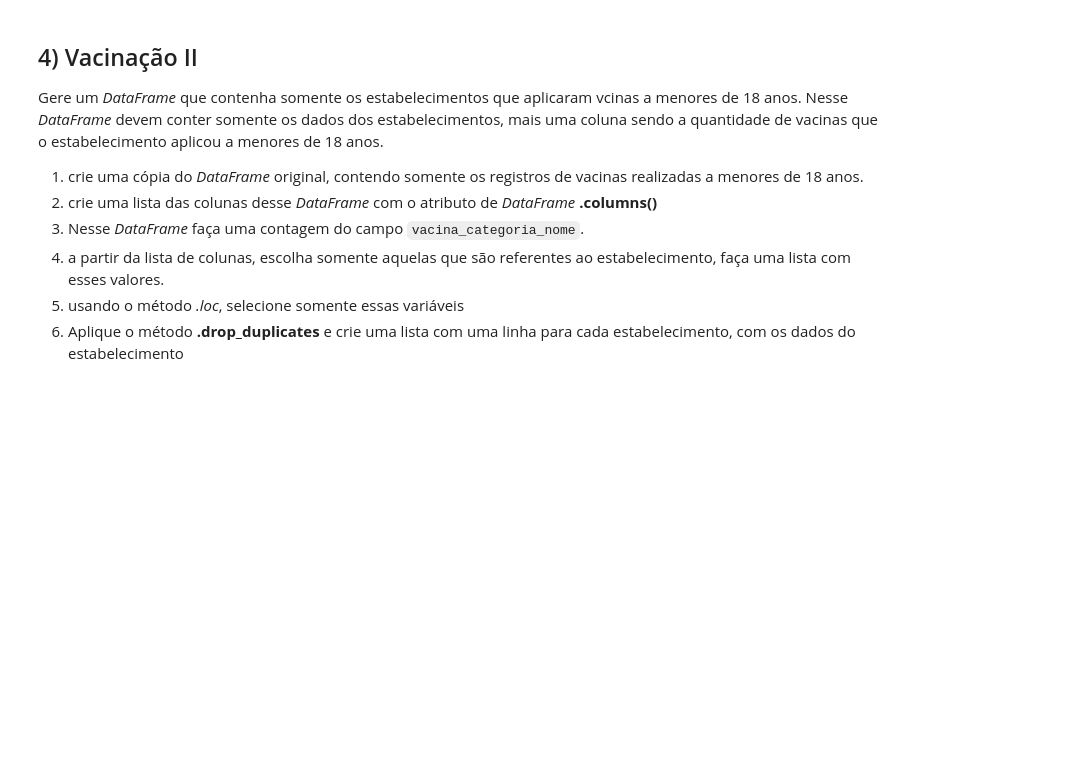
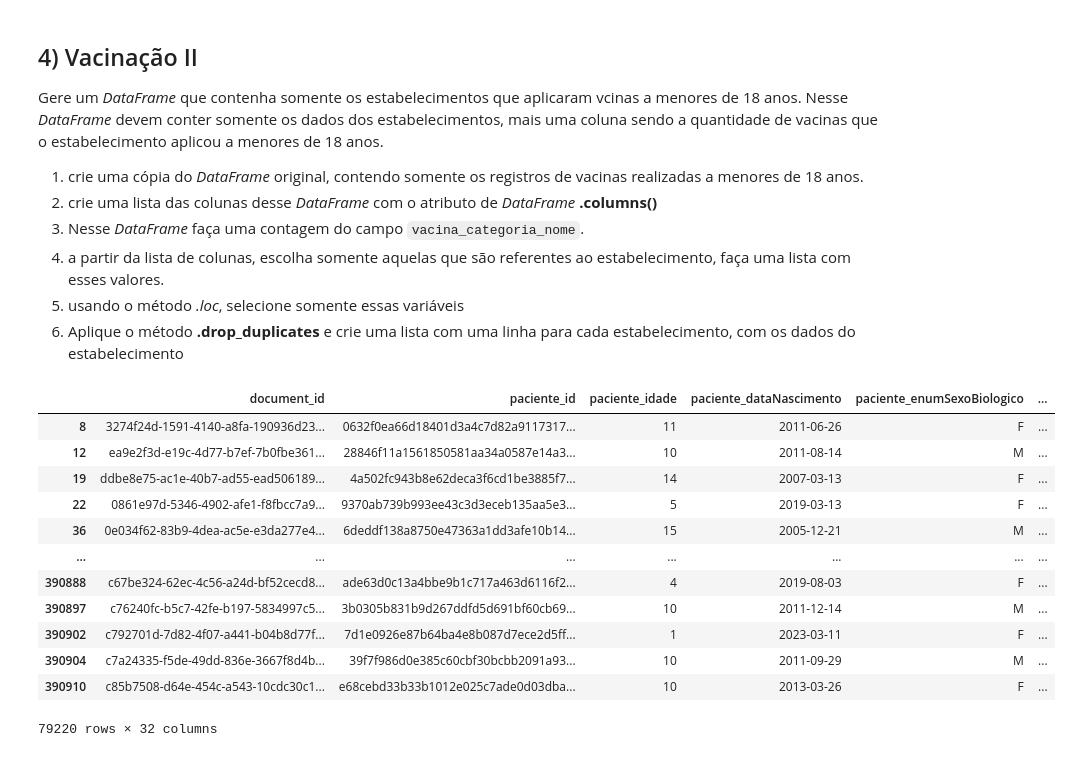
Before and after one commit to marceloamks/ciencias_de_dados, a Jupyter notebook: Mod04_Tarefa_aula_03_a_05_(base) (1).ipynb, the cells around one changed output. Saved outputs shown, nothing was run; the diff lists cells and outputs as text; code cells hidden in the pictures; blank space fills up the shorter version.

````diff
--- a/Mod04_Tarefa_aula_03_a_05_(base) (1).ipynb
+++ b/Mod04_Tarefa_aula_03_a_05_(base) (1).ipynb
@@ -156,4 +165,4 @@ Vamos trabalhar agora com a base de vacinações no Acre. Para facilitar a sua v
 
 **OBS2:** Para saber qual é o seu working directory, rode no jupyter: ```!pwd```.
 # %%
-arquivo = 'https://s3.sa-east-1.amazonaws.com/ckan.saude.gov.br/SIPNI/COVID/uf/uf%3DAC/part-00000-5ed92752-6121-474f-ab37-816918134afc.c000.csv'
+arquivo = 'https://s3.sa-east-1.amazonaws.com/ckan.saude.gov.br/SIPNI/COVID/uf/uf%3DAC/part-00000-156f7b66-78b2-4570-8c49-698fd9b88a87.c000.csv'
@@ -171,0 +169,2 @@ arquivo = 'https://s3.sa-east-1.amazonaws.com/ckan.saude.gov.br/SIPNI/COVID/uf/u
+# %%
+df_vac = pd.read_csv(arquivo, sep=';')
@@ -189,0 +222,18 @@ Gere um *DataFrame* que contenha somente os estabelecimentos que aplicaram vcina
+# %%
+# 1)
+m182 = df_vac[df_vac['paciente_idade'] < 18 ]
+m182
+# %% [output]
+|  | document_id | paciente_id | paciente_idade | paciente_dataNascimento | paciente_enumSexoBiologico | ... |
+| 8 | 3274f24d-1591-4140-a8fa-190936d23... | 0632f0ea66d18401d3a4c7d82a9117317... | 11 | 2011-06-26 | F | ... |
+| 12 | ea9e2f3d-e19c-4d77-b7ef-7b0fbe361... | 28846f11a1561850581aa34a0587e14a3... | 10 | 2011-08-14 | M | ... |
+| 19 | ddbe8e75-ac1e-40b7-ad55-ead506189... | 4a502fc943b8e62deca3f6cd1be3885f7... | 14 | 2007-03-13 | F | ... |
+| 22 | 0861e97d-5346-4902-afe1-f8fbcc7a9... | 9370ab739b993ee43c3d3eceb135aa5e3... | 5 | 2019-03-13 | F | ... |
+| 36 | 0e034f62-83b9-4dea-ac5e-e3da277e4... | 6deddf138a8750e47363a1dd3afe10b14... | 15 | 2005-12-21 | M | ... |
+| ... | ... | ... | ... | ... | ... | ... |
+| 390888 | c67be324-62ec-4c56-a24d-bf52cecd8... | ade63d0c13a4bbe9b1c717a463d6116f2... | 4 | 2019-08-03 | F | ... |
+| 390897 | c76240fc-b5c7-42fe-b197-5834997c5... | 3b0305b831b9d267ddfd5d691bf60cb69... | 10 | 2011-12-14 | M | ... |
+| 390902 | c792701d-7d82-4f07-a441-b04b8d77f... | 7d1e0926e87b64ba4e8b087d7ece2d5ff... | 1 | 2023-03-11 | F | ... |
+| 390904 | c7a24335-f5de-49dd-836e-3667f8d4b... | 39f7f986d0e385c60cbf30bcbb2091a93... | 10 | 2011-09-29 | M | ... |
+| 390910 | c85b7508-d64e-454c-a543-10cdc30c1... | e68cebd33b33b1012e025c7ade0d03dba... | 10 | 2013-03-26 | F | ... |
+79220 rows × 32 columns
````
Also changed, not shown: parts of 23 cells of this notebook.
